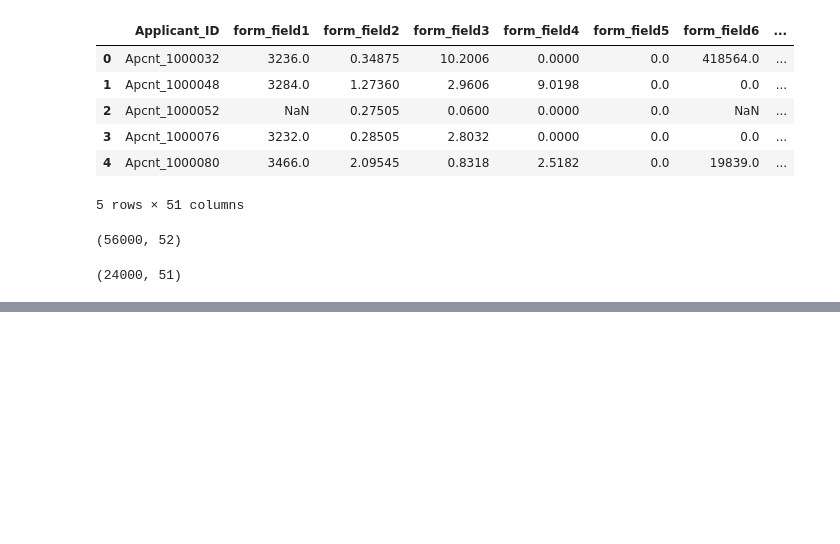
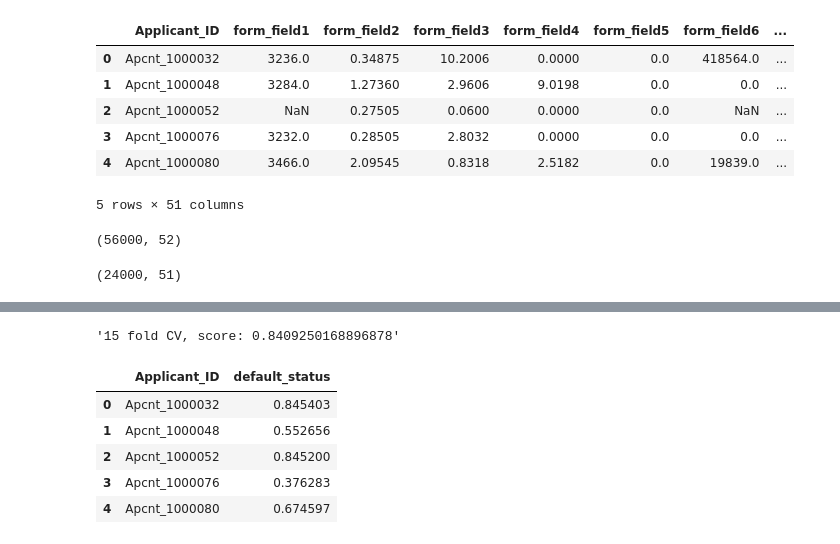
Before and after one commit to Oyetundee/Bootcamp-Hackaton, a Jupyter notebook: bootcamp hackaton.ipynb, the cells around one changed output, grey strips where cells are left out. Drawn from its saved outputs; the diff is of its cells as text; code cells hidden in the pictures; blank space fills up the shorter version.

```diff
--- a/bootcamp hackaton.ipynb
+++ b/bootcamp hackaton.ipynb
@@ -235,2 +207,0 @@ train.drop([columns[0]], inplace= True, axis=1)
-# %%
-test.drop([column[0]], inplace= True, axis=1)
@@ -265,7 +226,6 @@ seed = 2020
 params = {'n_estimators': 4000,
           'learning_rate': 0.01,
           'max_depth': 8,
-          'objective': ' CrossEntropy',
          'eval_metric': 'AUC',
          'random_seed': seed,
          'early_stopping_rounds': 200,
@@ -301,0 +271,8 @@ CatBoostError: c:/program files (x86)/go agent/pipelines/buildmaster/catboost.gi
+# %%
+f'{n_skf} fold CV, score: {score}'
+# %% [output]
+'15 fold CV, score: 0.8409250168896878'
+# %%
+predictions = np.mean(test_oofs,axis=0)
+# %%
+sample["default_status"]= 1-predictions
@@ -301,0 +281,9 @@ CatBoostError: c:/program files (x86)/go agent/pipelines/buildmaster/catboost.gi
+# %%
+sample.head()
+# %% [output]
+|  | Applicant_ID | default_status |
+| 0 | Apcnt_1000032 | 0.845403 |
+| 1 | Apcnt_1000048 | 0.552656 |
+| 2 | Apcnt_1000052 | 0.845200 |
+| 3 | Apcnt_1000076 | 0.376283 |
+| 4 | Apcnt_1000080 | 0.674597 |
```
Also changed, not shown: parts of 27 cells of this notebook.
